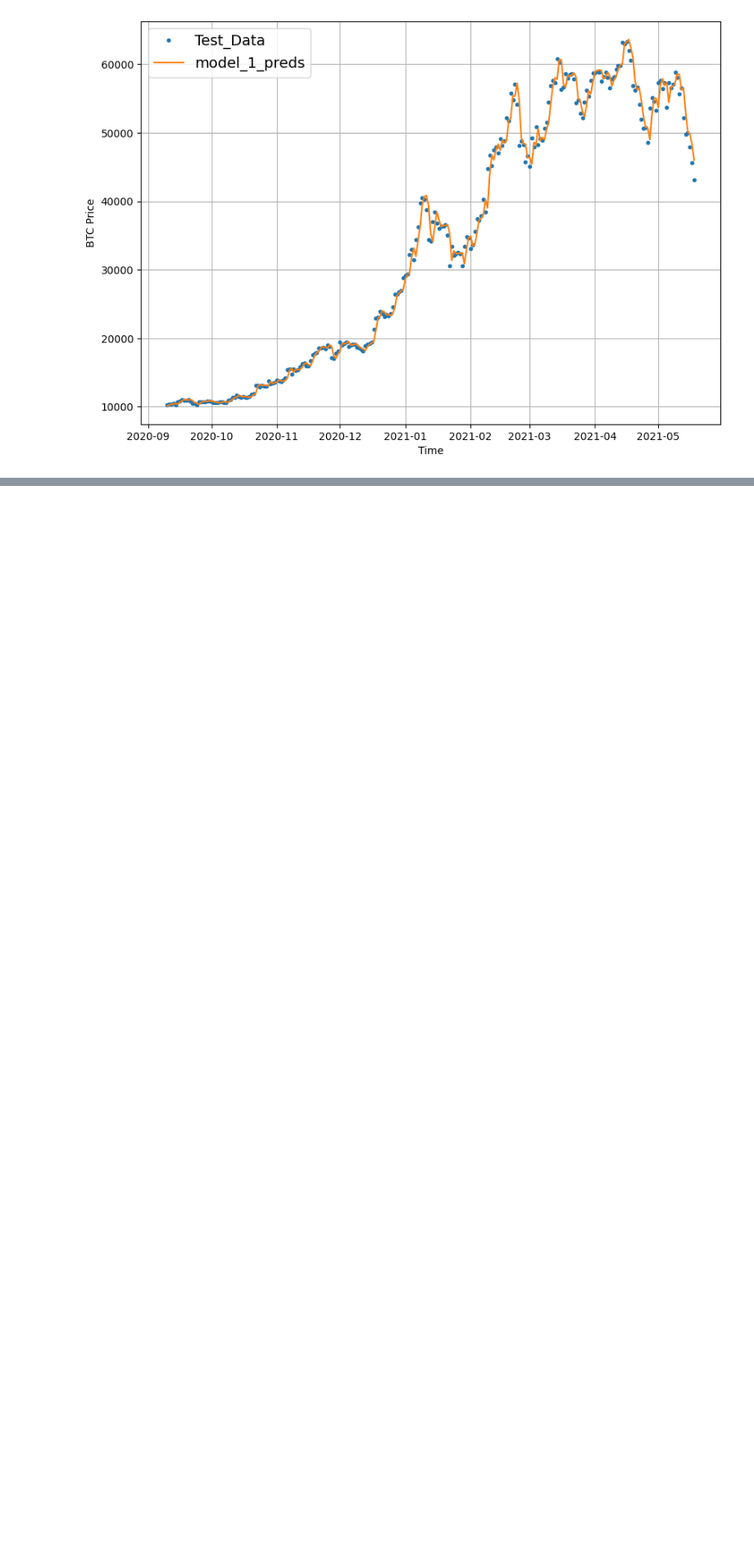
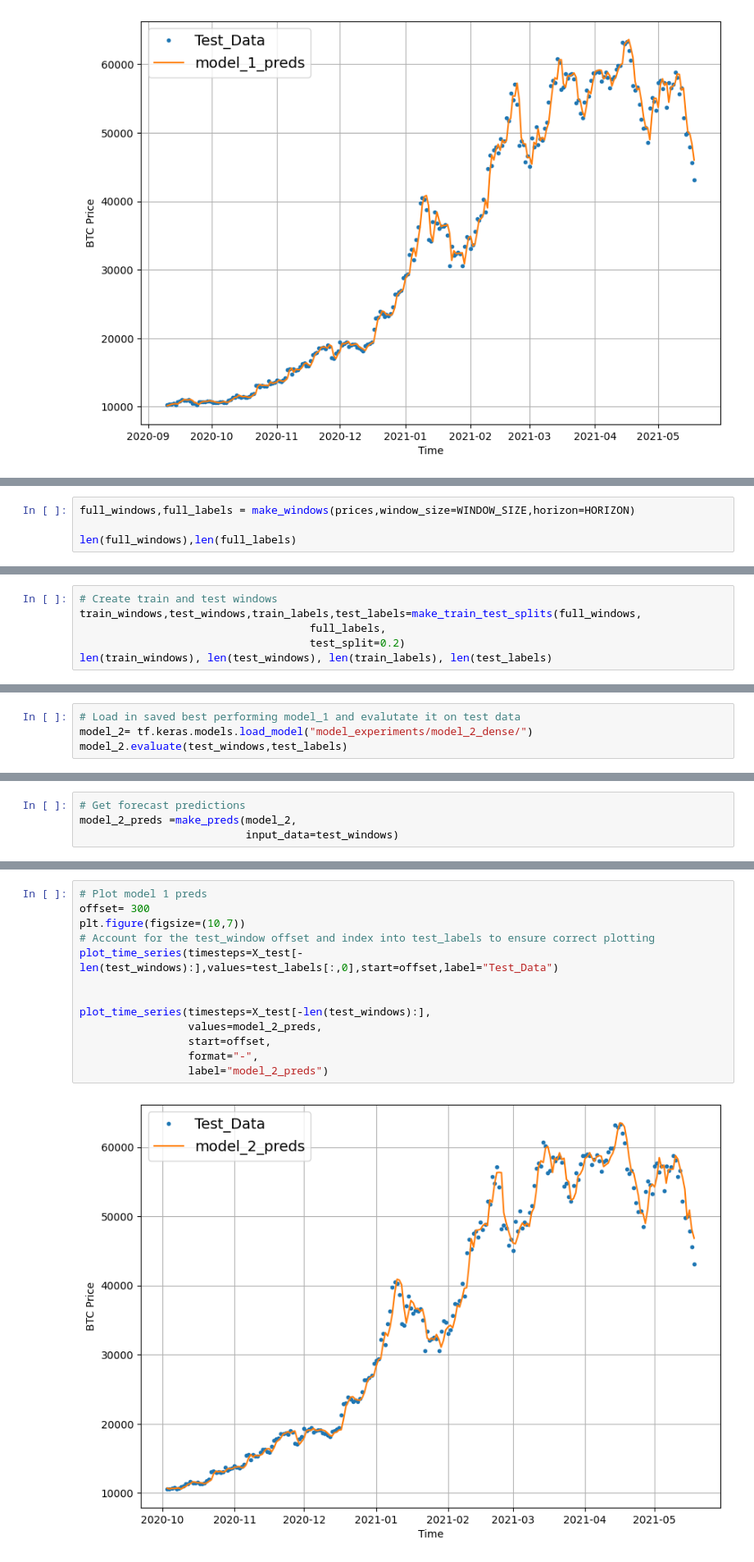
Before and after one commit to Meta-c/Time_series_forcasting, a Jupyter notebook: time_series_forcasting.ipynb, the cells around one changed output, grey strips where cells are left out. Shown at 82% size. Saved outputs shown, nothing was run; the diff lists cells and outputs as text; blank space fills up the shorter version.

Commit message:
experiment on model 2 and 3

```diff
--- a/time_series_forcasting.ipynb
+++ b/time_series_forcasting.ipynb
@@ -456,0 +467,4 @@ plot_time_series(timesteps=X_test[-len(test_windows):],
+# %%
+full_windows,full_labels = make_windows(prices,window_size=WINDOW_SIZE,horizon=HORIZON)
+
+len(full_windows),len(full_labels)
@@ -456,0 +481,6 @@ plot_time_series(timesteps=X_test[-len(test_windows):],
+# %%
+# Create train and test windows
+train_windows,test_windows,train_labels,test_labels=make_train_test_splits(full_windows,
+                                    full_labels,
+                                    test_split=0.2)
+len(train_windows), len(test_windows), len(train_labels), len(test_labels)
@@ -456,0 +537,4 @@ plot_time_series(timesteps=X_test[-len(test_windows):],
+# %%
+# Load in saved best performing model_1 and evalutate it on test data
+model_2= tf.keras.models.load_model("model_experiments/model_2_dense/")
+model_2.evaluate(test_windows,test_labels)
@@ -456,0 +544,4 @@ plot_time_series(timesteps=X_test[-len(test_windows):],
+# %%
+# Get forecast predictions
+model_2_preds =make_preds(model_2,
+                          input_data=test_windows)
@@ -456,0 +575,15 @@ plot_time_series(timesteps=X_test[-len(test_windows):],
+# %%
+# Plot model 1 preds
+offset= 300
+plt.figure(figsize=(10,7))
+# Account for the test_window offset and index into test_labels to ensure correct plotting
+plot_time_series(timesteps=X_test[-len(test_windows):],values=test_labels[:,0],start=offset,label="Test_Data")
+
+
+plot_time_series(timesteps=X_test[-len(test_windows):],
+                 values=model_2_preds,
+                 start=offset,
+                 format="-",
+                 label="model_2_preds")
+# %% [output]
+[figure, added]
```
Also changed, not shown: parts of 27 cells of this notebook, 10 other files.
